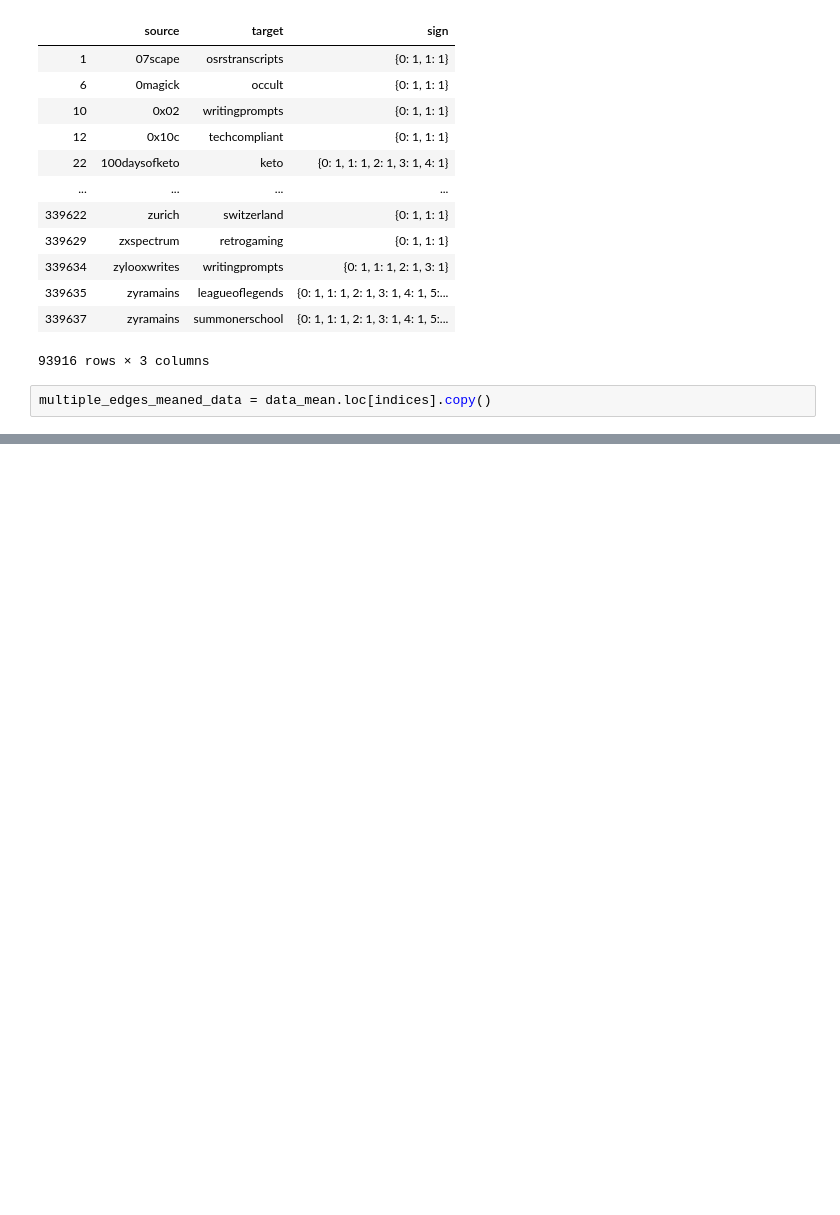
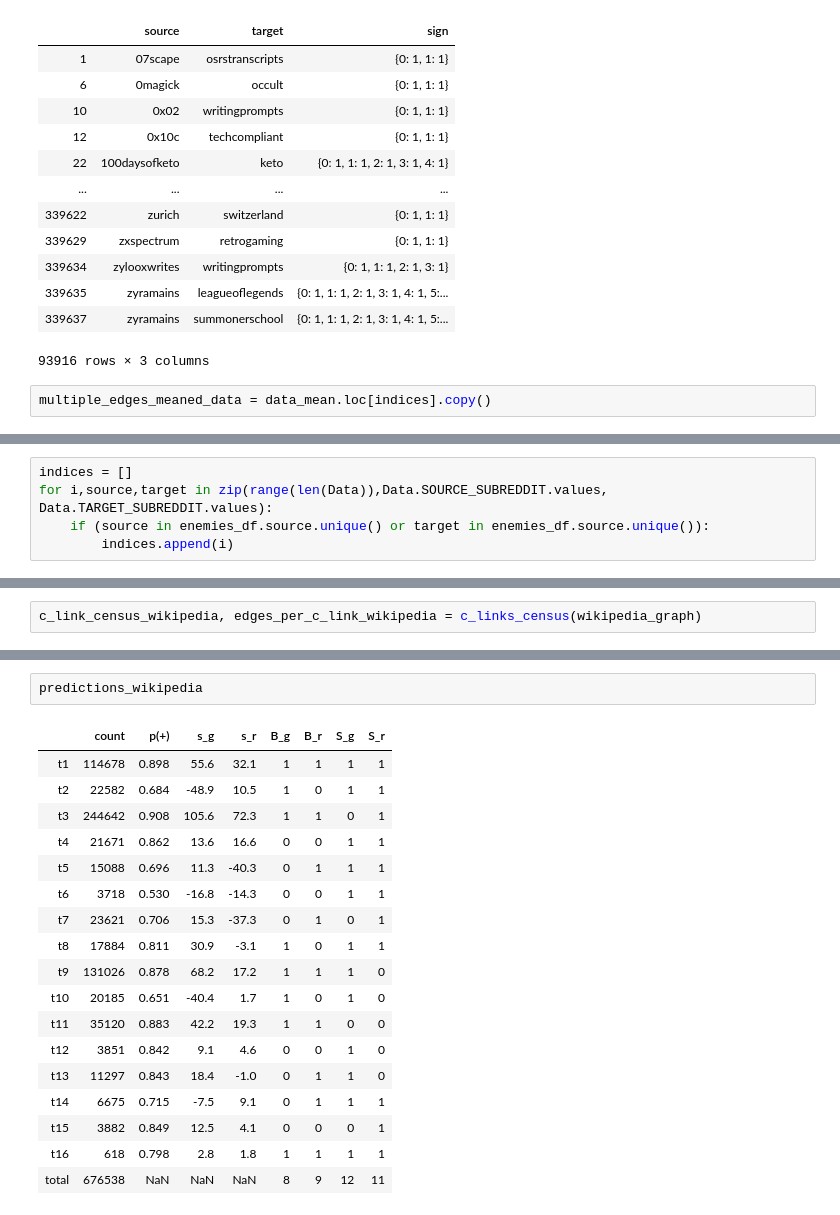
Before and after one commit to epfl-ada/ada-2020-project-milestone-p3-p3_wara9i, a Jupyter notebook: creative_extension.ipynb, the cells around one changed output, grey strips where cells are left out. Cells and saved outputs as stored; diff of their text form; blank space fills up the shorter version.

```diff
--- a/creative_extension.ipynb
+++ b/creative_extension.ipynb
@@ -822,0 +428,5 @@ final
+# %%
+indices = []
+for i,source,target in zip(range(len(Data)),Data.SOURCE_SUBREDDIT.values, Data.TARGET_SUBREDDIT.values):
+    if (source in enemies_df.source.unique() or target in enemies_df.source.unique()):
+        indices.append(i)
@@ -822,0 +828,2 @@ final
+# %%
+c_link_census_wikipedia, edges_per_c_link_wikipedia = c_links_census(wikipedia_graph)
@@ -822,0 +872,21 @@ final
+# %%
+predictions_wikipedia
+# %% [output]
+|  | count | p(+) | s_g | s_r | B_g | B_r | S_g | S_r |
+| t1 | 114678 | 0.898 | 55.6 | 32.1 | 1 | 1 | 1 | 1 |
+| t2 | 22582 | 0.684 | -48.9 | 10.5 | 1 | 0 | 1 | 1 |
+| t3 | 244642 | 0.908 | 105.6 | 72.3 | 1 | 1 | 0 | 1 |
+| t4 | 21671 | 0.862 | 13.6 | 16.6 | 0 | 0 | 1 | 1 |
+| t5 | 15088 | 0.696 | 11.3 | -40.3 | 0 | 1 | 1 | 1 |
+| t6 | 3718 | 0.530 | -16.8 | -14.3 | 0 | 0 | 1 | 1 |
+| t7 | 23621 | 0.706 | 15.3 | -37.3 | 0 | 1 | 0 | 1 |
+| t8 | 17884 | 0.811 | 30.9 | -3.1 | 1 | 0 | 1 | 1 |
+| t9 | 131026 | 0.878 | 68.2 | 17.2 | 1 | 1 | 1 | 0 |
+| t10 | 20185 | 0.651 | -40.4 | 1.7 | 1 | 0 | 1 | 0 |
+| t11 | 35120 | 0.883 | 42.2 | 19.3 | 1 | 1 | 0 | 0 |
+| t12 | 3851 | 0.842 | 9.1 | 4.6 | 0 | 0 | 1 | 0 |
+| t13 | 11297 | 0.843 | 18.4 | -1.0 | 0 | 1 | 1 | 0 |
+| t14 | 6675 | 0.715 | -7.5 | 9.1 | 0 | 1 | 1 | 1 |
+| t15 | 3882 | 0.849 | 12.5 | 4.1 | 0 | 0 | 0 | 1 |
+| t16 | 618 | 0.798 | 2.8 | 1.8 | 1 | 1 | 1 | 1 |
+| total | 676538 | NaN | NaN | NaN | 8 | 9 | 12 | 11 |
```
Also changed, not shown: parts of 76 cells of this notebook.
